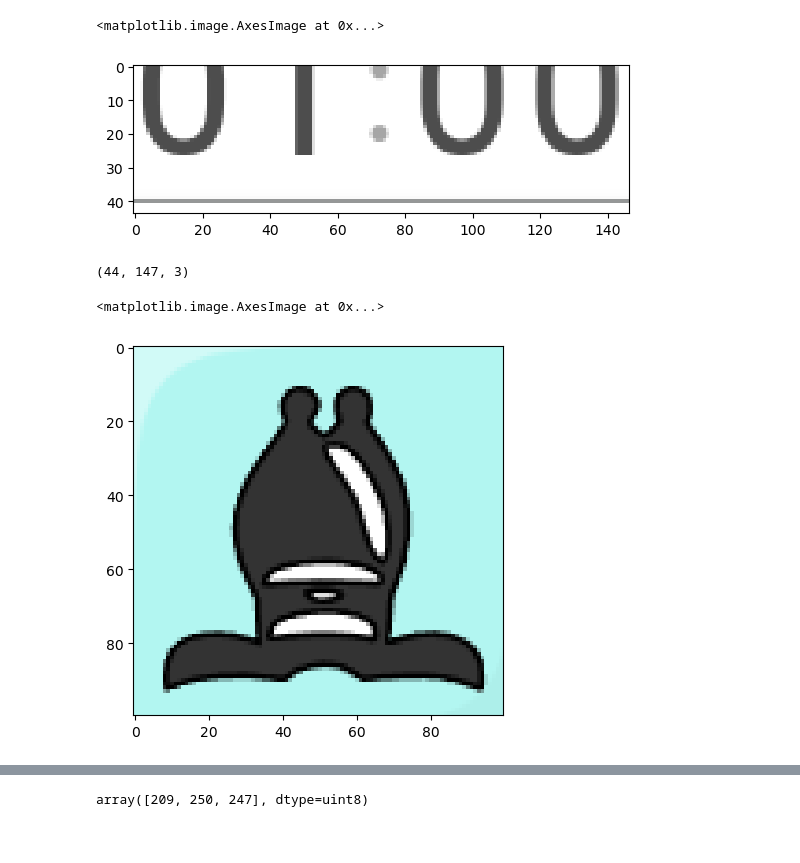
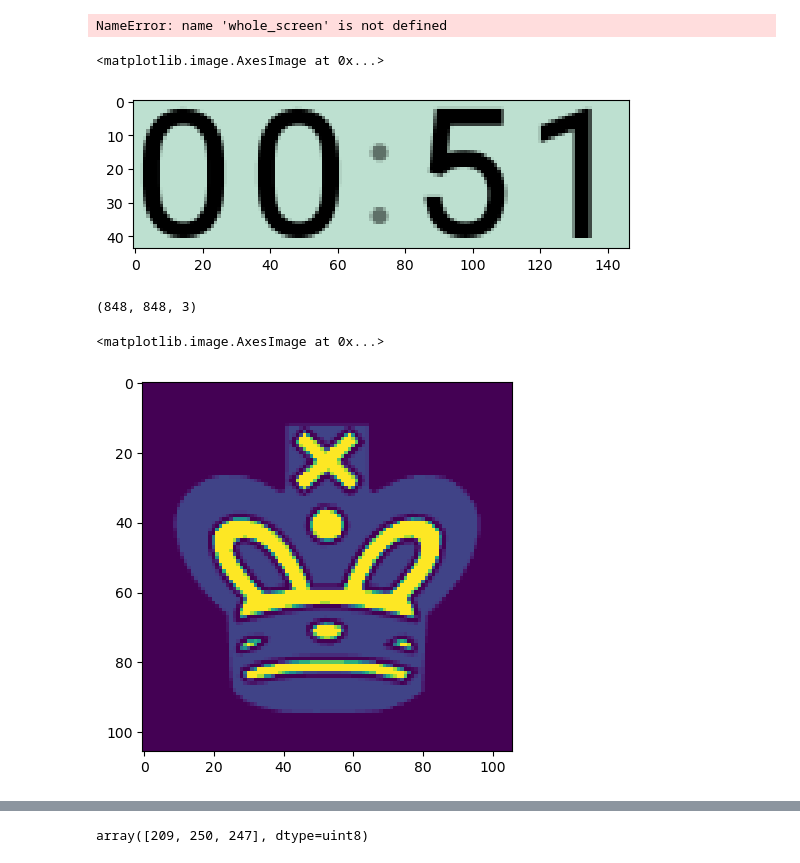
Before and after one commit to douavocado/humanchessplayer2, a Jupyter notebook: test_image_scrape_tools.ipynb, the cells around one changed output, grey strips where cells are left out. Drawn from its saved outputs; the diff is of its cells as text; code cells hidden in the pictures.

```diff
--- a/test_image_scrape_tools.ipynb
+++ b/test_image_scrape_tools.ipynb
@@ -71,18 +77,25 @@ Board('3r1rk1/pp3pbp/2bp1np1/q7/2P1PB2/2N2B2/PP4PP/2RQ1RK1 w - - 0 1')
 import cv2
 import chess
 import matplotlib.pyplot as plt
-board_img = cv2.imread("Error_files/top_clock_play_2024-09-2512_35_31.564534.png")
+# board_img = capture_board(shift=False)
+whole_screen = cv2.imread("Error_files/playing.png")
+# %%
+board_img = whole_screen[START_Y + 3*106:START_Y + 4*106, START_X+106*6:START_X+ 106*7]
+# %% [output]
+NameError: name 'whole_screen' is not defined
 # %%
 plt.imshow(board_img)
 # %% [output]
 <matplotlib.image.AxesImage at 0x...>
-[figure, old version]
+[figure, new version]
 # %%
 board_img.shape
 # %% [output]
-(44, 147, 3)
+(848, 848, 3)
+# %%
+candidate = remove_background_colours(board_img[3*106:4*106,106*6:106*7,:], )
 # %%
-plt.imshow(board_img[515:615,309:409,:])
+plt.imshow(candidate)
 # %% [output]
 <matplotlib.image.AxesImage at 0x...>
-[figure, old version]
+[figure, new version]
```
Also changed, not shown: parts of 8 cells of this notebook, 7 other files.
